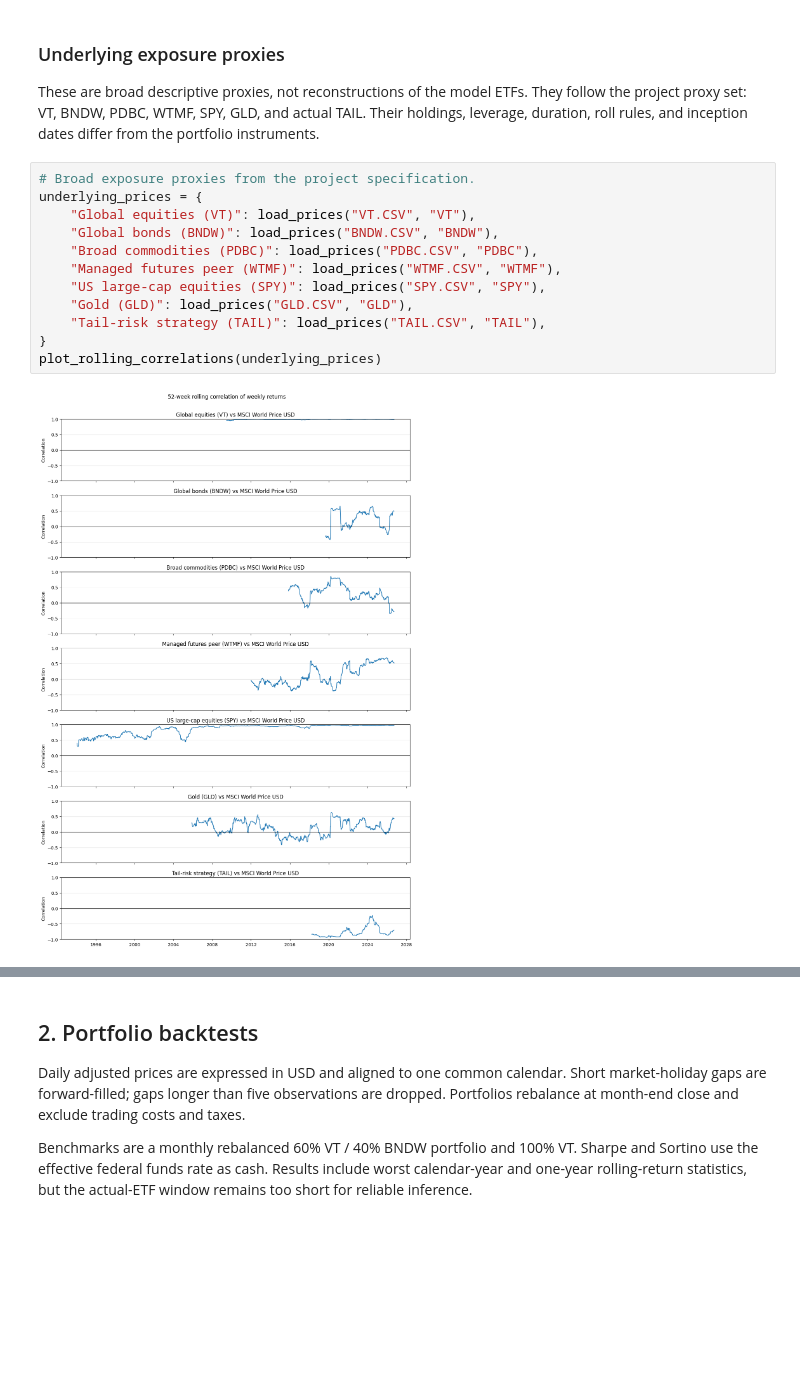
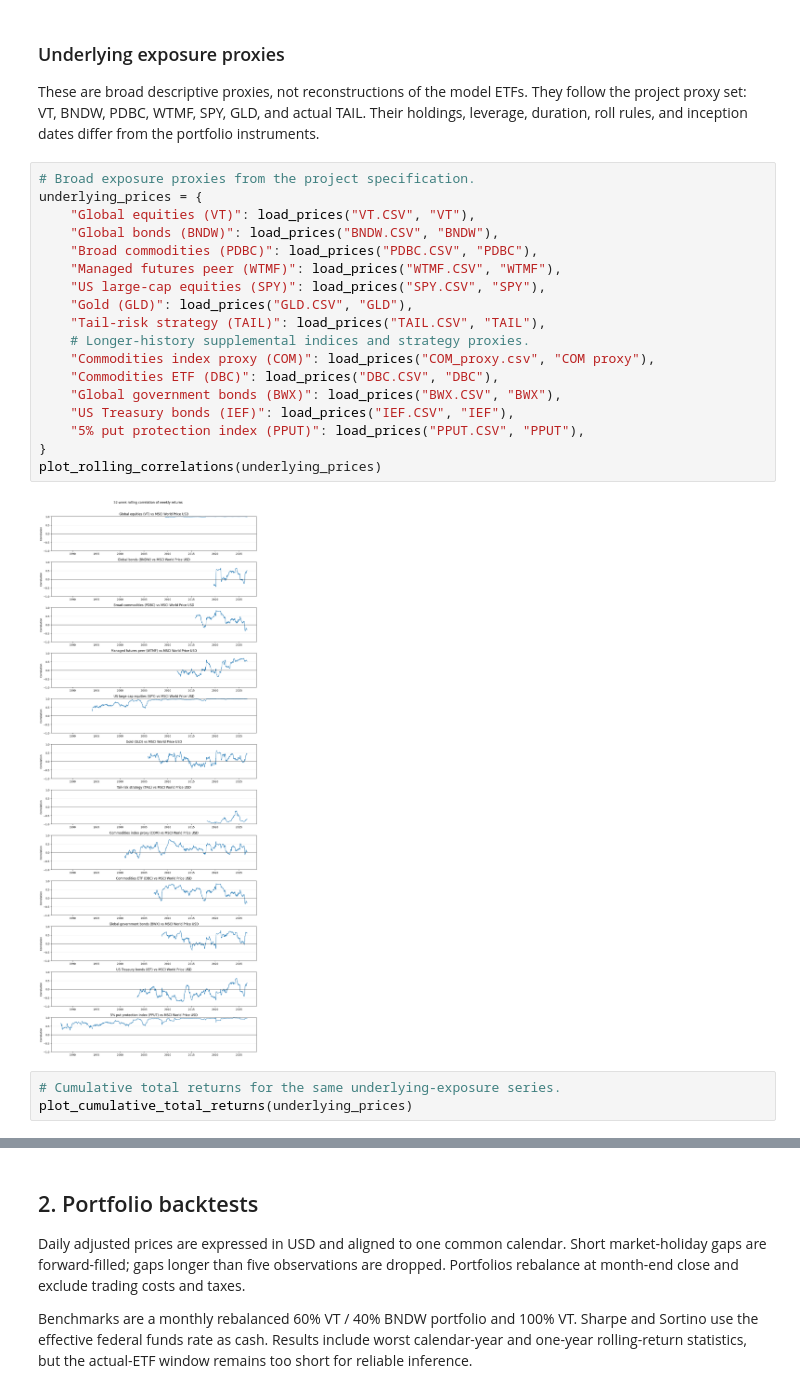
Before and after one commit to giacomomaggiore/model-portfolio-analytics, a Jupyter notebook: main.ipynb, the cells around one changed output, grey strips where cells are left out. Drawn from its saved outputs; the diff is of its cells as text; blank space fills up the shorter version.

```diff
--- a/main.ipynb
+++ b/main.ipynb
@@ -64,14 +150,23 @@ These are broad descriptive proxies, not reconstructions of the model ETFs. They
 # %%
 # Broad exposure proxies from the project specification.
 underlying_prices = {
     "Global equities (VT)": load_prices("VT.CSV", "VT"),
     "Global bonds (BNDW)": load_prices("BNDW.CSV", "BNDW"),
     "Broad commodities (PDBC)": load_prices("PDBC.CSV", "PDBC"),
     "Managed futures peer (WTMF)": load_prices("WTMF.CSV", "WTMF"),
     "US large-cap equities (SPY)": load_prices("SPY.CSV", "SPY"),
     "Gold (GLD)": load_prices("GLD.CSV", "GLD"),
     "Tail-risk strategy (TAIL)": load_prices("TAIL.CSV", "TAIL"),
+    # Longer-history supplemental indices and strategy proxies.
+    "Commodities index proxy (COM)": load_prices("COM_proxy.csv", "COM proxy"),
+    "Commodities ETF (DBC)": load_prices("DBC.CSV", "DBC"),
+    "Global government bonds (BWX)": load_prices("BWX.CSV", "BWX"),
+    "US Treasury bonds (IEF)": load_prices("IEF.CSV", "IEF"),
+    "5% put protection index (PPUT)": load_prices("PPUT.CSV", "PPUT"),
 }
 plot_rolling_correlations(underlying_prices)
 # %% [output]
-[figure, old version]
+[figure, new version]
+# %%
+# Cumulative total returns for the same underlying-exposure series.
+plot_cumulative_total_returns(underlying_prices)
```
Also changed, not shown: parts of 5 cells of this notebook, 5 other files.
